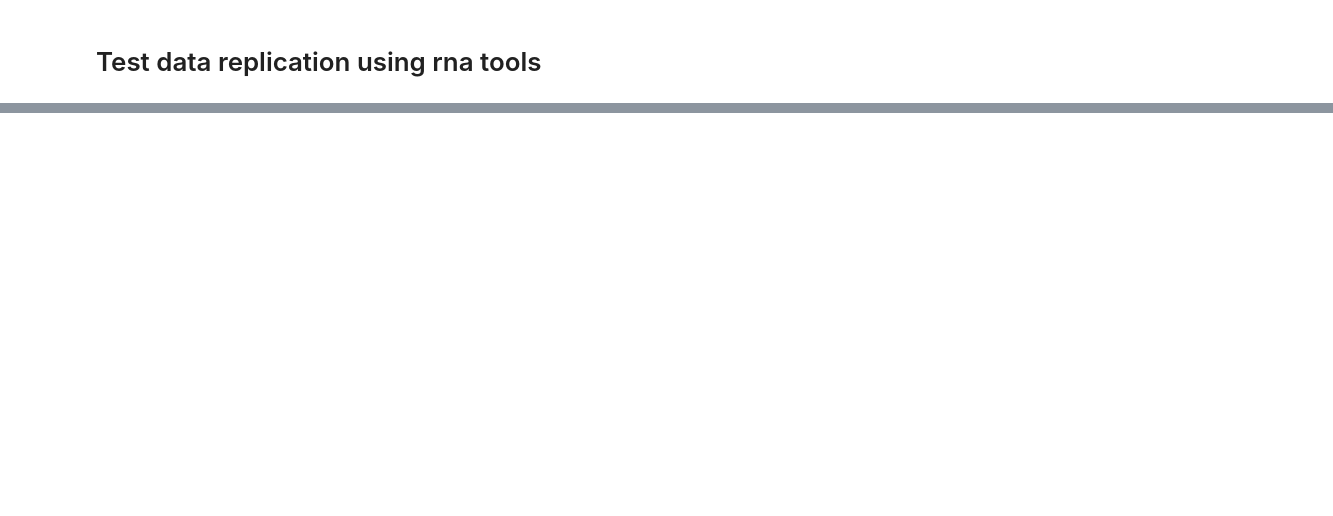
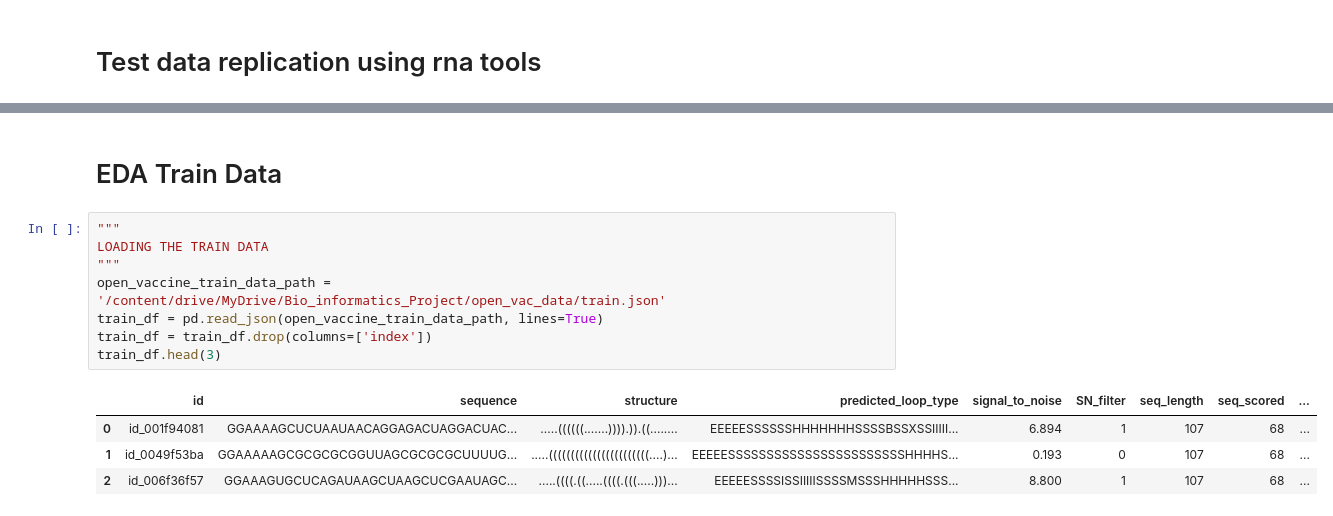
Before and after one commit to shashankcuber/mRNA_Vaccine_Stabilization, a Jupyter notebook: mRNA_vaccine_stabilizer.ipynb, the cells around one changed output, grey strips where cells are left out. Saved outputs shown, nothing was run; the diff lists cells and outputs as text; blank space fills up the shorter version.

```diff
--- a/mRNA_vaccine_stabilizer.ipynb
+++ b/mRNA_vaccine_stabilizer.ipynb
@@ -109,0 +147,15 @@ rnastructure_df.head()
+# %% [markdown]
+# EDA Train Data
+# %%
+"""
+LOADING THE TRAIN DATA
+"""
+open_vaccine_train_data_path = '/content/drive/MyDrive/Bio_informatics_Project/open_vac_data/train.json'
+train_df = pd.read_json(open_vaccine_train_data_path, lines=True)
+train_df = train_df.drop(columns=['index'])
+train_df.head(3)
+# %% [output]
+|  | id | sequence | structure | predicted_loop_type | signal_to_noise | SN_filter | seq_length | seq_scored | ... |
+| 0 | id_001f94081 | GGAAAAGCUCUAAUAACAGGAGACUAGGACUAC... | .....((((((.......)))).)).((........ | EEEEESSSSSSHHHHHHHSSSSBSSXSSIIIII... | 6.894 | 1 | 107 | 68 | ... |
+| 1 | id_0049f53ba | GGAAAAAGCGCGCGCGGUUAGCGCGCGCUUUUG... | .....(((((((((((((((((((((((....)... | EEEEESSSSSSSSSSSSSSSSSSSSSSSHHHHS... | 0.193 | 0 | 107 | 68 | ... |
+| 2 | id_006f36f57 | GGAAAGUGCUCAGAUAAGCUAAGCUCGAAUAGC... | .....((((.((.....((((.(((.....)))... | EEEEESSSSISSIIIIISSSSMSSSHHHHHSSS... | 8.800 | 1 | 107 | 68 | ... |
```
Also changed, not shown: parts of 15 cells of this notebook.
